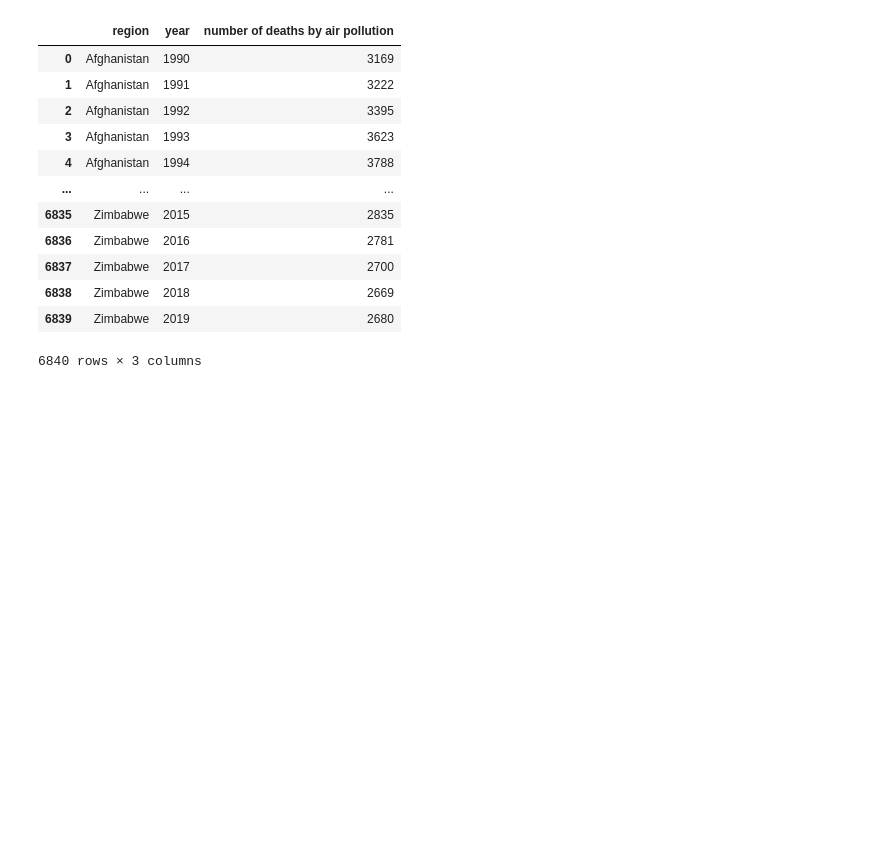
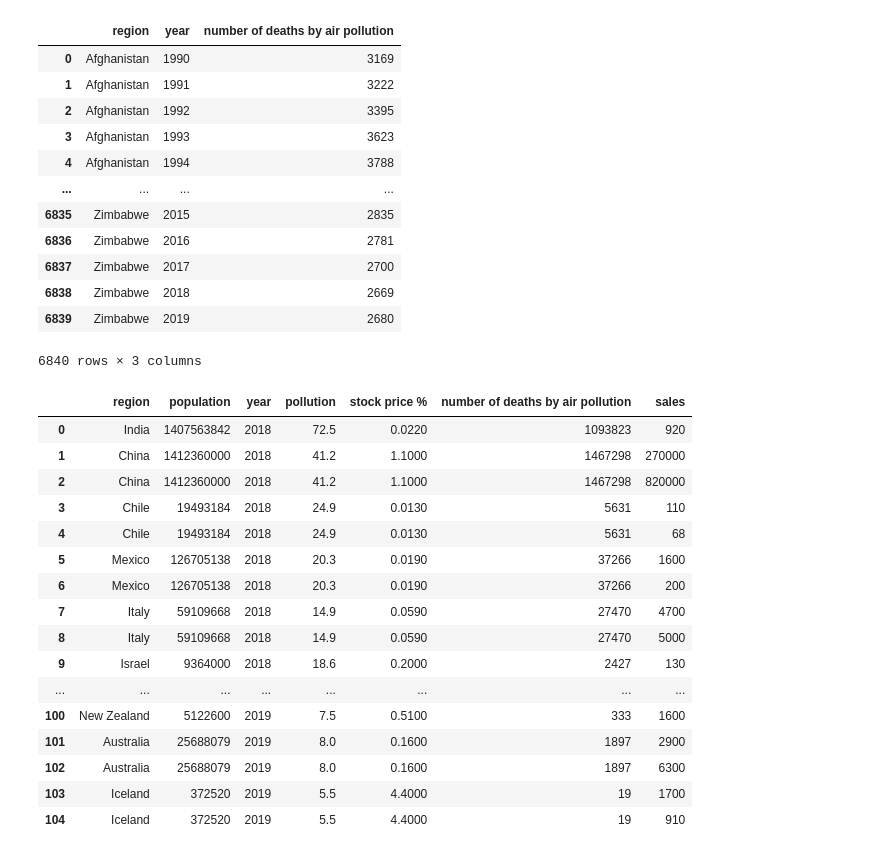
Before and after one commit to miguelpalospou/scrapping-project, a Jupyter notebook: main.ipynb, the cells around one changed output. Cells and saved outputs as stored; diff of their text form; code cells hidden in the pictures; blank space fills up the shorter version.

```diff
--- a/main.ipynb
+++ b/main.ipynb
@@ -197,3 +164,25 @@ deaths_2
 | 6838 | Zimbabwe | 2018 | 2669 |
 | 6839 | Zimbabwe | 2019 | 2680 |
 6840 rows × 3 columns
+# %%
+merged_table = pollution_2.merge(stock_2,on=['region', 'year']).merge(deaths_2,on=['region', 'year']).merge(sales_2,on=['region', 'year'])
+pd.set_option('display.max_rows', 1000)
+merged_table
+# %% [output]
+|  | region | population | year | pollution | stock price % | number of deaths by air pollution | sales |
+| 0 | India | 1407563842 | 2018 | 72.5 | 0.0220 | 1093823 | 920 |
+| 1 | China | 1412360000 | 2018 | 41.2 | 1.1000 | 1467298 | 270000 |
+| 2 | China | 1412360000 | 2018 | 41.2 | 1.1000 | 1467298 | 820000 |
+| 3 | Chile | 19493184 | 2018 | 24.9 | 0.0130 | 5631 | 110 |
+| 4 | Chile | 19493184 | 2018 | 24.9 | 0.0130 | 5631 | 68 |
+| 5 | Mexico | 126705138 | 2018 | 20.3 | 0.0190 | 37266 | 1600 |
+| 6 | Mexico | 126705138 | 2018 | 20.3 | 0.0190 | 37266 | 200 |
+| 7 | Italy | 59109668 | 2018 | 14.9 | 0.0590 | 27470 | 4700 |
+| 8 | Italy | 59109668 | 2018 | 14.9 | 0.0590 | 27470 | 5000 |
+| 9 | Israel | 9364000 | 2018 | 18.6 | 0.2000 | 2427 | 130 |
+| ... | ... | ... | ... | ... | ... | ... | ... |
+| 100 | New Zealand | 5122600 | 2019 | 7.5 | 0.5100 | 333 | 1600 |
+| 101 | Australia | 25688079 | 2019 | 8.0 | 0.1600 | 1897 | 2900 |
+| 102 | Australia | 25688079 | 2019 | 8.0 | 0.1600 | 1897 | 6300 |
+| 103 | Iceland | 372520 | 2019 | 5.5 | 4.4000 | 19 | 1700 |
+| 104 | Iceland | 372520 | 2019 | 5.5 | 4.4000 | 19 | 910 |
```
Also changed, not shown: parts of 10 cells of this notebook.
